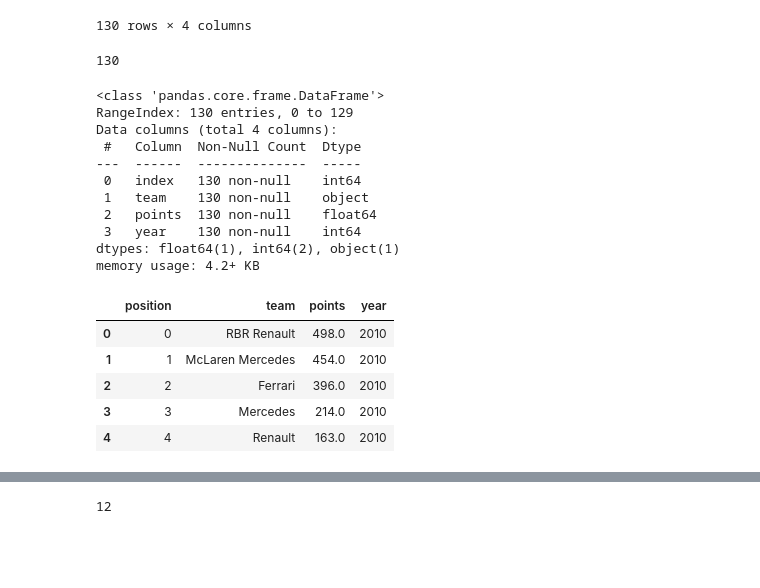
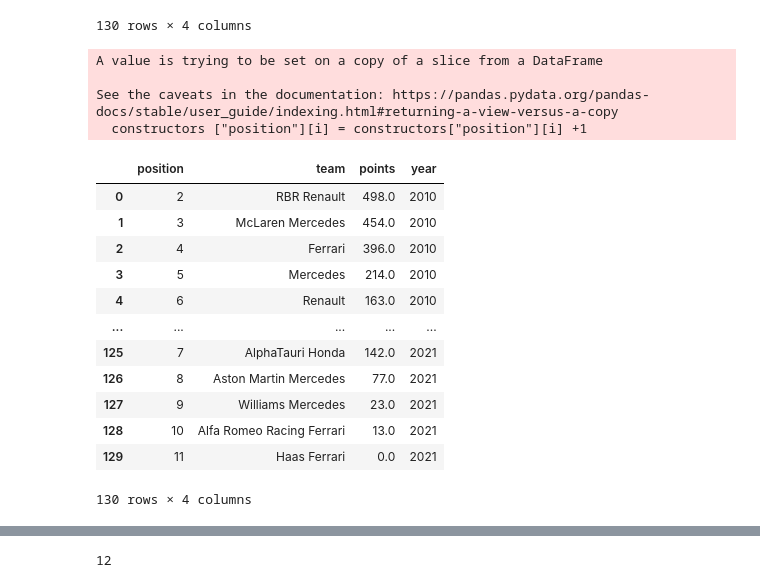
Before and after one commit to tanmaybankar/Formula-One, a Jupyter notebook: Formula One.ipynb, the cells around one changed output, grey strips where cells are left out. Cells and saved outputs as stored; diff of their text form; code cells hidden in the pictures; blank space fills up the shorter version.

```diff
--- a/Formula One.ipynb
+++ b/Formula One.ipynb
@@ -19,33 +18,31 @@ constructors.head(130)
 | 128 | 8 | Alfa Romeo Racing Ferrari | 13.0 | 2021 |
 | 129 | 9 | Haas Ferrari | 0.0 | 2021 |
 130 rows × 4 columns
-# %%
-len(constructors)
-# %% [output]
-130
 # %%
-constructors.info()
+#replacing index with position
+constructors.rename(columns={'index':'position'},inplace= True)
+
+
+
+
+for i in range (len(constructors)):
+        constructors ["position"][i] = constructors["position"][i] +1
+constructors
 # %% [output]
-<class 'pandas.core.frame.DataFrame'>
-RangeIndex: 130 entries, 0 to 129
-Data columns (total 4 columns):
- #   Column  Non-Null Count  Dtype
----  ------  --------------  -----
- 0   index   130 non-null    int64
- 1   team    130 non-null    object
- 2   points  130 non-null    float64
- 3   year    130 non-null    int64
-dtypes: float64(1), int64(2), object(1)
-memory usage: 4.2+ KB
+A value is trying to be set on a copy of a slice from a DataFrame
+
+See the caveats in the documentation: https://pandas.pydata.org/pandas-docs/stable/user_guide/indexing.html#returning-a-view-versus-a-copy
+  constructors ["position"][i] = constructors["position"][i] +1
+|  | position | team | points | year |
+| 0 | 2 | RBR Renault | 498.0 | 2010 |
+| 1 | 3 | McLaren Mercedes | 454.0 | 2010 |
+| 2 | 4 | Ferrari | 396.0 | 2010 |
+| 3 | 5 | Mercedes | 214.0 | 2010 |
+| 4 | 6 | Renault | 163.0 | 2010 |
+| ... | ... | ... | ... | ... |
+| 125 | 7 | AlphaTauri Honda | 142.0 | 2021 |
+| 126 | 8 | Aston Martin Mercedes | 77.0 | 2021 |
+| 127 | 9 | Williams Mercedes | 23.0 | 2021 |
+| 128 | 10 | Alfa Romeo Racing Ferrari | 13.0 | 2021 |
+| 129 | 11 | Haas Ferrari | 0.0 | 2021 |
+130 rows × 4 columns
-# %%
-#replacing index with position
-constructors.rename(columns={'index':'position'},inplace= True)
-
-constructors.head()
-# %% [output]
-|  | position | team | points | year |
-| 0 | 0 | RBR Renault | 498.0 | 2010 |
-| 1 | 1 | McLaren Mercedes | 454.0 | 2010 |
-| 2 | 2 | Ferrari | 396.0 | 2010 |
-| 3 | 3 | Mercedes | 214.0 | 2010 |
-| 4 | 4 | Renault | 163.0 | 2010 |
```
Also changed, not shown: parts of 9 cells of this notebook.
